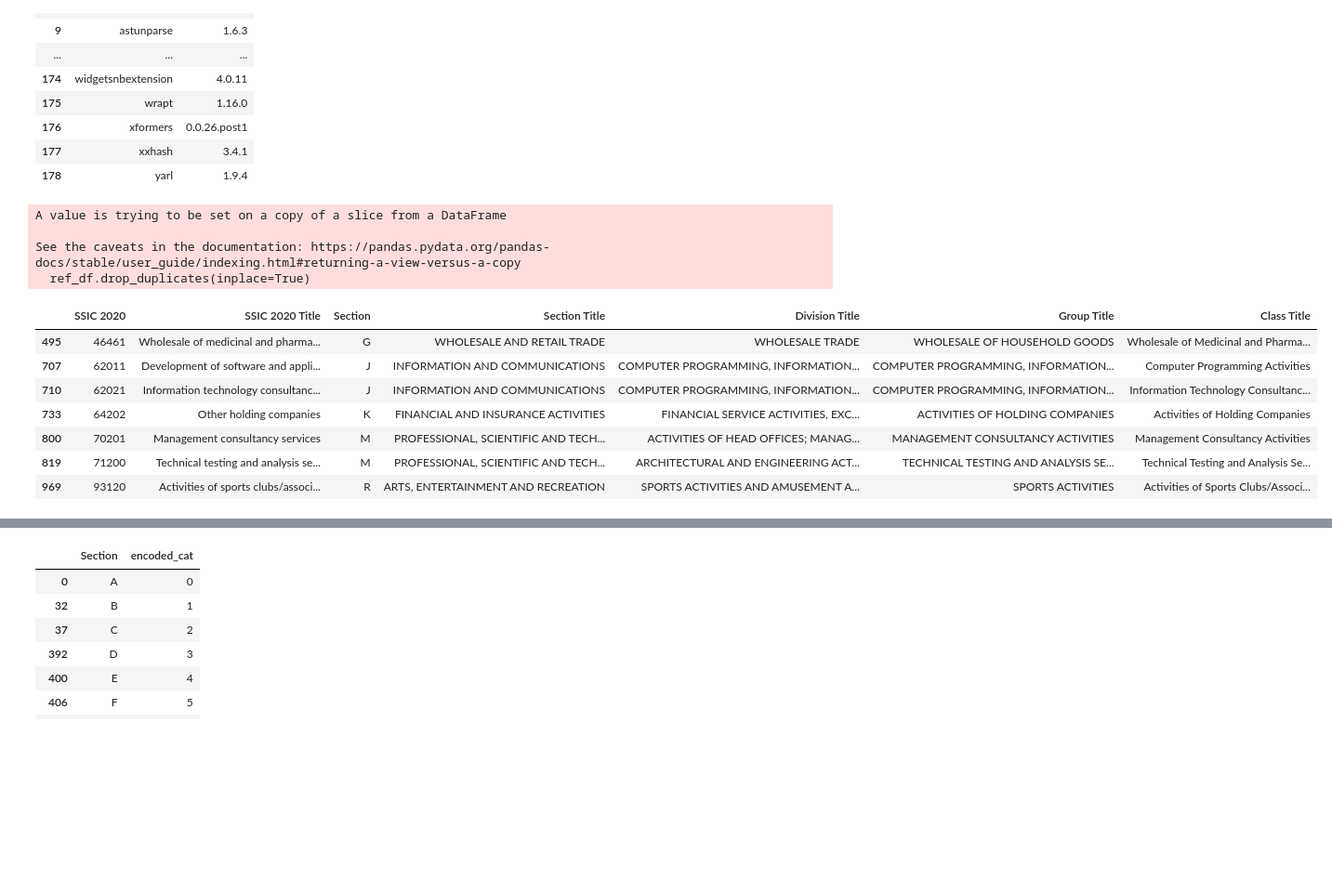
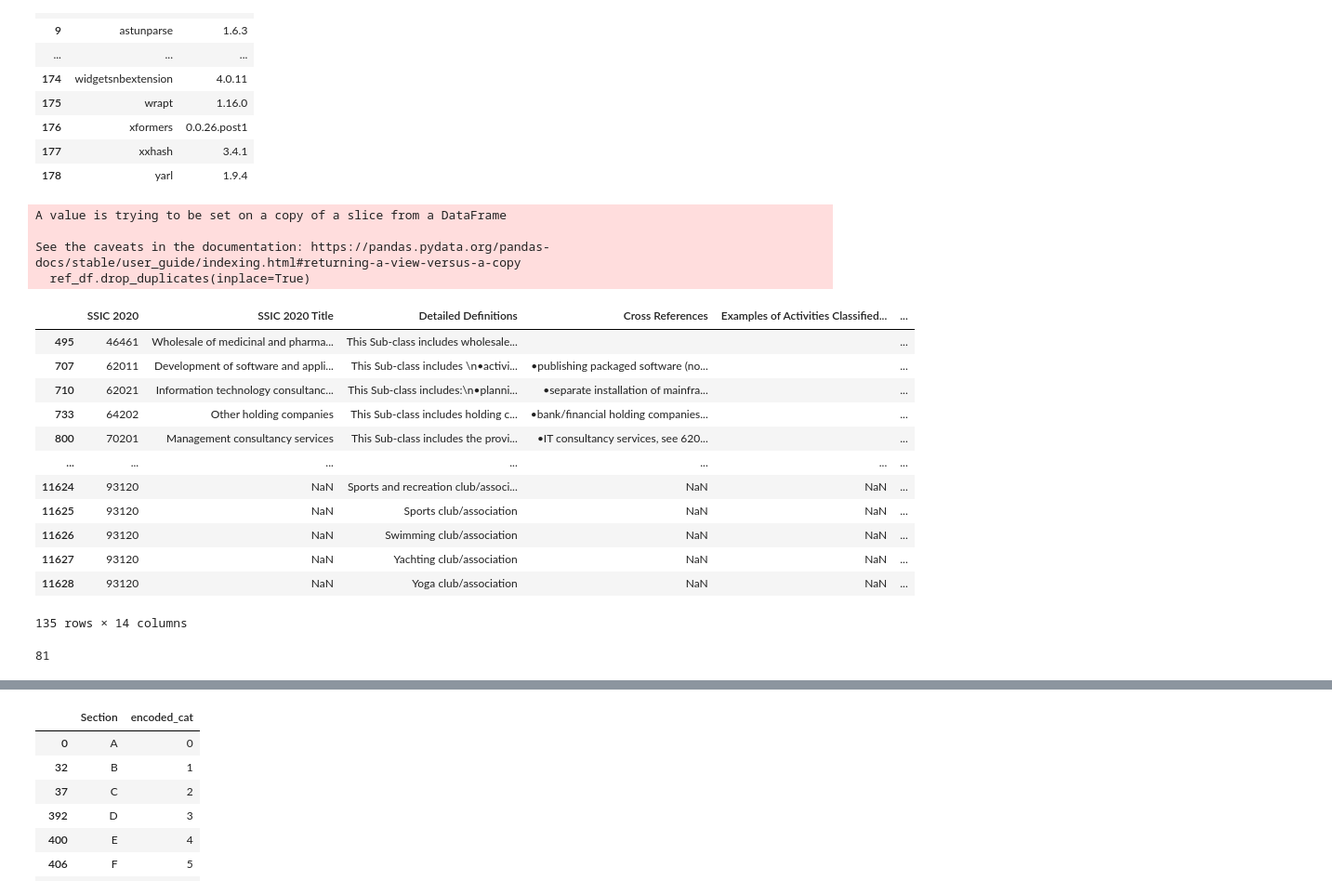
Before and after one commit to nusebacssicsync/ssicsync, a Jupyter notebook: LLM_Test/distilbert model training.ipynb, the cells around one changed output, grey strips where cells are left out. Shown at 93% size. Cells and saved outputs as stored; diff of their text form; code cells hidden in the pictures; blank space fills up the shorter version.

```diff
--- a/LLM_Test/distilbert model training.ipynb
+++ b/LLM_Test/distilbert model training.ipynb
@@ -156,7 +156,7 @@ df_concat = pd.concat([df_detailed_def, df_alpha_index])
 # Select which dictionary to train
 # 1 - df_detailed_def
 # 2 - df_concat (df_detailed_def and df_alpha_index)
-df_data_dict = df_detailed_def
+df_data_dict = df_concat
 ###############################################################################################################################################
 
 # Prep SSIC ref-join tables
@@ -195,42 +195,52 @@ ssic_5.replace('<Blank>', '', inplace=True)
 ssic_5.replace('NaN', '', inplace=True)
 
 # Prep join columns
 ssic_5['Section, 2 digit code'] = ssic_5['SSIC 2020'].astype(str).str[:2]
 ssic_5['Division'] = ssic_5['SSIC 2020'].astype(str).str[:2]
 ssic_5['Group'] = ssic_5['SSIC 2020'].astype(str).str[:3]
 ssic_5['Class'] = ssic_5['SSIC 2020'].astype(str).str[:4]
 
 # Join ssic_5 to Hierarhical Layer Tables (Section, Division, Group, Class, Sub-Class)
 ssic_df = pd.merge(ssic_5, ssic_1[['Section', 'Section Title', 'Section, 2 digit code']], on='Section, 2 digit code', how='left')
 ssic_df = pd.merge(ssic_df, ssic_2[['Division', 'Division Title']], on='Division', how='left')
 ssic_df = pd.merge(ssic_df, ssic_3[['Group', 'Group Title']], on='Group', how='left')
 ssic_df = pd.merge(ssic_df, ssic_4[['Class', 'Class Title']], on='Class', how='left')
 
 # Reference Table for all SSIC Layers
 ref_df = df_detailed_def[['SSIC 2020','SSIC 2020 Title']]
 ref_df.drop_duplicates(inplace=True)
 
 # ssic_df for model training
 # ref_df for matching Title with Description
 # ref_df
 
 # Query SSIC
 ssic_query_list = ['46461', '64202', '70201', '62011', '62021', '71200', '93120']
 filtered_df = ssic_df[ssic_df['SSIC 2020'].isin(ssic_query_list)]
-filtered_df.iloc[:, [0, 1, 9, 10, 11, 12, 13]].drop_duplicates()
+# filtered_df.iloc[:, [0, 1, 9, 10, 11, 12, 13]].drop_duplicates()
+filtered_df
 # %% [output]
 A value is trying to be set on a copy of a slice from a DataFrame
 
 See the caveats in the documentation: https://pandas.pydata.org/pandas-docs/stable/user_guide/indexing.html#returning-a-view-versus-a-copy
   ref_df.drop_duplicates(inplace=True)
-|  | SSIC 2020 | SSIC 2020 Title | Section | Section Title | Division Title | Group Title | Class Title |
-| 495 | 46461 | Wholesale of medicinal and pharma... | G | WHOLESALE AND RETAIL TRADE | WHOLESALE TRADE | WHOLESALE OF HOUSEHOLD GOODS | Wholesale of Medicinal and Pharma... |
-| 707 | 62011 | Development of software and appli... | J | INFORMATION AND COMMUNICATIONS | COMPUTER PROGRAMMING, INFORMATION... | COMPUTER PROGRAMMING, INFORMATION... | Computer Programming Activities |
-| 710 | 62021 | Information technology consultanc... | J | INFORMATION AND COMMUNICATIONS | COMPUTER PROGRAMMING, INFORMATION... | COMPUTER PROGRAMMING, INFORMATION... | Information Technology Consultanc... |
-| 733 | 64202 | Other holding companies | K | FINANCIAL AND INSURANCE ACTIVITIES | FINANCIAL SERVICE ACTIVITIES, EXC... | ACTIVITIES OF HOLDING COMPANIES | Activities of Holding Companies |
-| 800 | 70201 | Management consultancy services | M | PROFESSIONAL, SCIENTIFIC AND TECH... | ACTIVITIES OF HEAD OFFICES; MANAG... | MANAGEMENT CONSULTANCY ACTIVITIES | Management Consultancy Activities |
-| 819 | 71200 | Technical testing and analysis se... | M | PROFESSIONAL, SCIENTIFIC AND TECH... | ARCHITECTURAL AND ENGINEERING ACT... | TECHNICAL TESTING AND ANALYSIS SE... | Technical Testing and Analysis Se... |
-| 969 | 93120 | Activities of sports clubs/associ... | R | ARTS, ENTERTAINMENT AND RECREATION | SPORTS ACTIVITIES AND AMUSEMENT A... | SPORTS ACTIVITIES | Activities of Sports Clubs/Associ... |
+|  | SSIC 2020 | SSIC 2020 Title | Detailed Definitions | Cross References | Examples of Activities Classified... | ... |
+| 495 | 46461 | Wholesale of medicinal and pharma... | This Sub-class includes wholesale... |  |  | ... |
+| 707 | 62011 | Development of software and appli... | This Sub-class includes \n•activi... | •publishing packaged software (no... |  | ... |
+| 710 | 62021 | Information technology consultanc... | This Sub-class includes:\n•planni... | •separate installation of mainfra... |  | ... |
+| 733 | 64202 | Other holding companies | This Sub-class includes holding c... | •bank/financial holding companies... |  | ... |
+| 800 | 70201 | Management consultancy services | This Sub-class includes the provi... | •IT consultancy services, see 620... |  | ... |
+| ... | ... | ... | ... | ... | ... | ... |
+| 11624 | 93120 | NaN | Sports and recreation club/associ... | NaN | NaN | ... |
+| 11625 | 93120 | NaN | Sports club/association | NaN | NaN | ... |
+| 11626 | 93120 | NaN | Swimming club/association | NaN | NaN | ... |
+| 11627 | 93120 | NaN | Yachting club/association | NaN | NaN | ... |
+| 11628 | 93120 | NaN | Yoga club/association | NaN | NaN | ... |
+135 rows × 14 columns
+# %%
+len(df_prep)
+# %% [output]
+81
 # %%
 ###############################################################################################################################################
 # Select which level to train model
```
Also changed, not shown: parts of 5 cells of this notebook, 25 other files.
